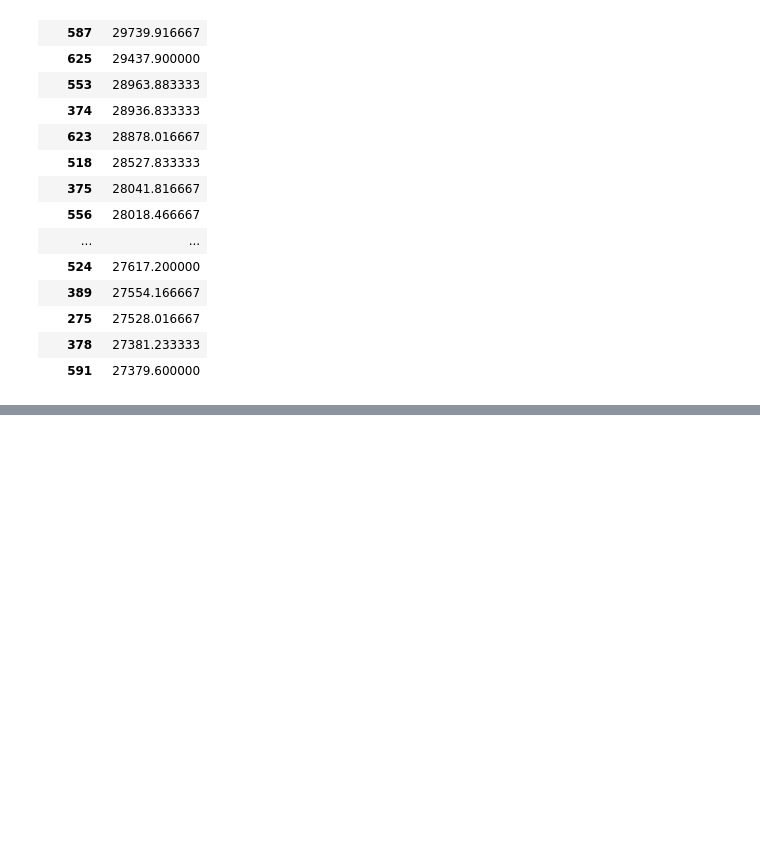
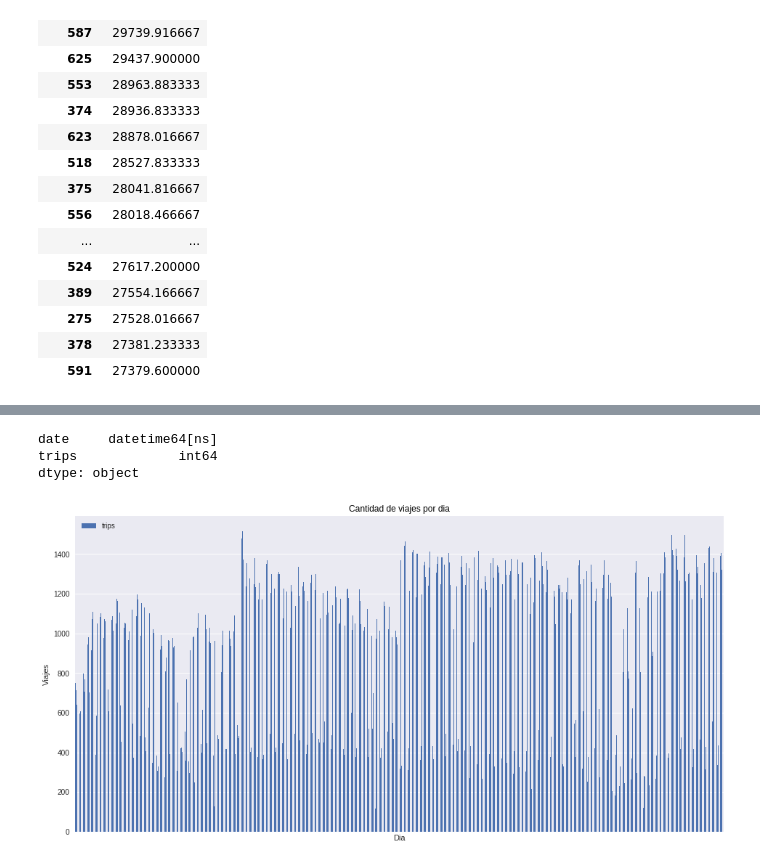
Before and after one commit to hernantain/Analisis-San-Francisco, a Jupyter notebook: analisis.ipynb, the cells around one changed output, grey strips where cells are left out. Saved outputs shown, nothing was run; the diff lists cells and outputs as text; code cells hidden in the pictures; blank space fills up the shorter version.

```diff
--- a/analisis.ipynb
+++ b/analisis.ipynb
@@ -494,0 +498,7 @@ top25
+# %%
+dates_df = pd.DataFrame()
+dates_df['date'] = trip_meta['start_date'].dt.date
+dates_df['trips'] = dates_df.groupby('date')['date'].transform('count')
+dates_df = dates_df.drop_duplicates('date')
+dates_df.reset_index(drop = True, inplace = True)
+dates_df
@@ -494,0 +524,19 @@ top25
+# %%
+dates_df['date'] = pd.to_datetime(dates_df['date'])
+dates_df.dtypes
+# %% [output]
+date     datetime64[ns]
+trips             int64
+dtype: object
+# %%
+import matplotlib.dates as mdates
+f = plt.figure()
+plt.title('Cantidad de viajes por dia', color='black')
+ax = (dates_df.set_index('date')).plot(kind='bar', stacked=True,figsize=(16,8),ax=f.gca())
+handles, labels = ax.get_legend_handles_labels()
+ax.set_ylabel('Viajes');
+ax.set_xlabel('Dia');
+ax.xaxis.set_major_locator(mdates.MonthLocator(interval=1))
+plt.show()
+# %% [output]
+[figure, added]
```
Also changed, not shown: parts of 7 cells of this notebook.
